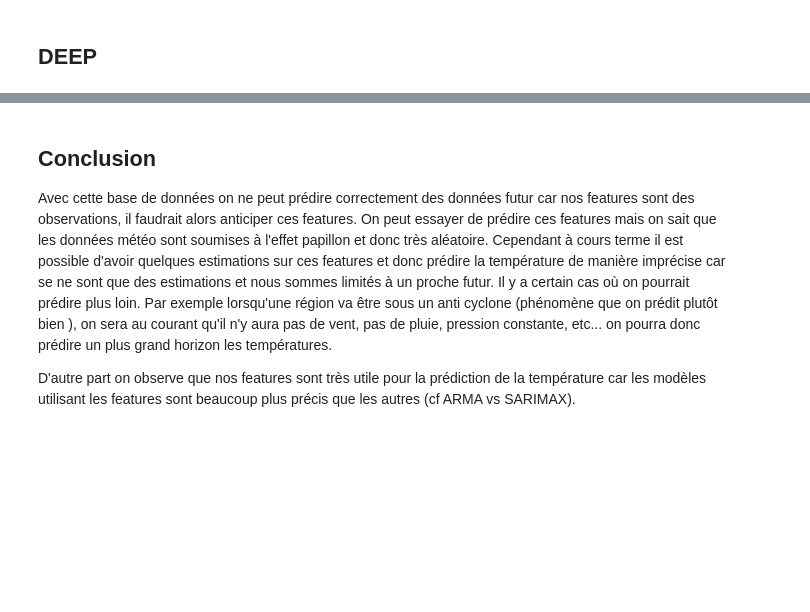
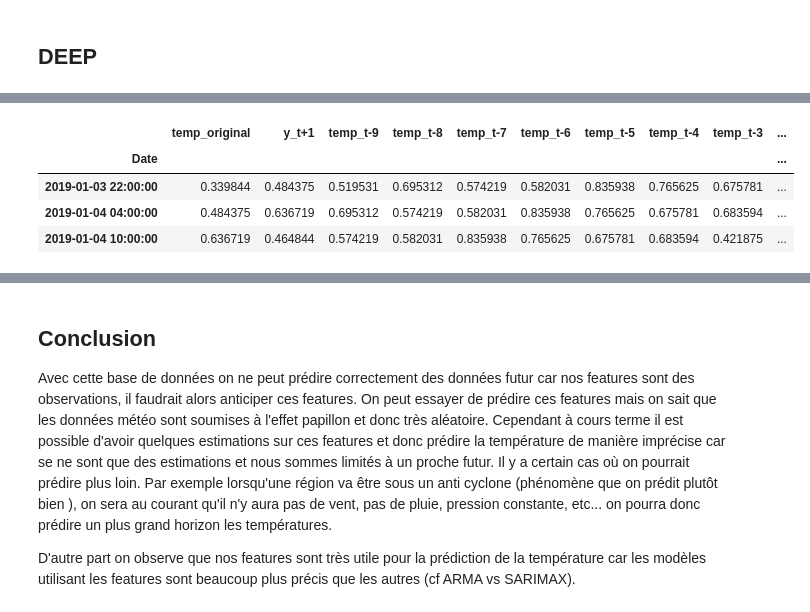
Before and after one commit to JAndretti/Projet-Time-Series-E5, a Jupyter notebook: main.ipynb, the cells around one changed output, grey strips where cells are left out. Cells and saved outputs as stored; diff of their text form; code cells hidden in the pictures; blank space fills up the shorter version.

```diff
--- a/main.ipynb
+++ b/main.ipynb
@@ -665,0 +698,8 @@ test_scale=scaler.transform(y_test)
+# %%
+train_shifted.head(3)
+# %% [output]
+|  | temp_original | y_t+1 | temp_t-9 | temp_t-8 | temp_t-7 | temp_t-6 | temp_t-5 | temp_t-4 | temp_t-3 | ... |
+| Date |  |  |  |  |  |  |  |  |  | ... |
+| 2019-01-03 22:00:00 | 0.339844 | 0.484375 | 0.519531 | 0.695312 | 0.574219 | 0.582031 | 0.835938 | 0.765625 | 0.675781 | ... |
+| 2019-01-04 04:00:00 | 0.484375 | 0.636719 | 0.695312 | 0.574219 | 0.582031 | 0.835938 | 0.765625 | 0.675781 | 0.683594 | ... |
+| 2019-01-04 10:00:00 | 0.636719 | 0.464844 | 0.574219 | 0.582031 | 0.835938 | 0.765625 | 0.675781 | 0.683594 | 0.421875 | ... |
```
Also changed, not shown: parts of 34 cells of this notebook.
